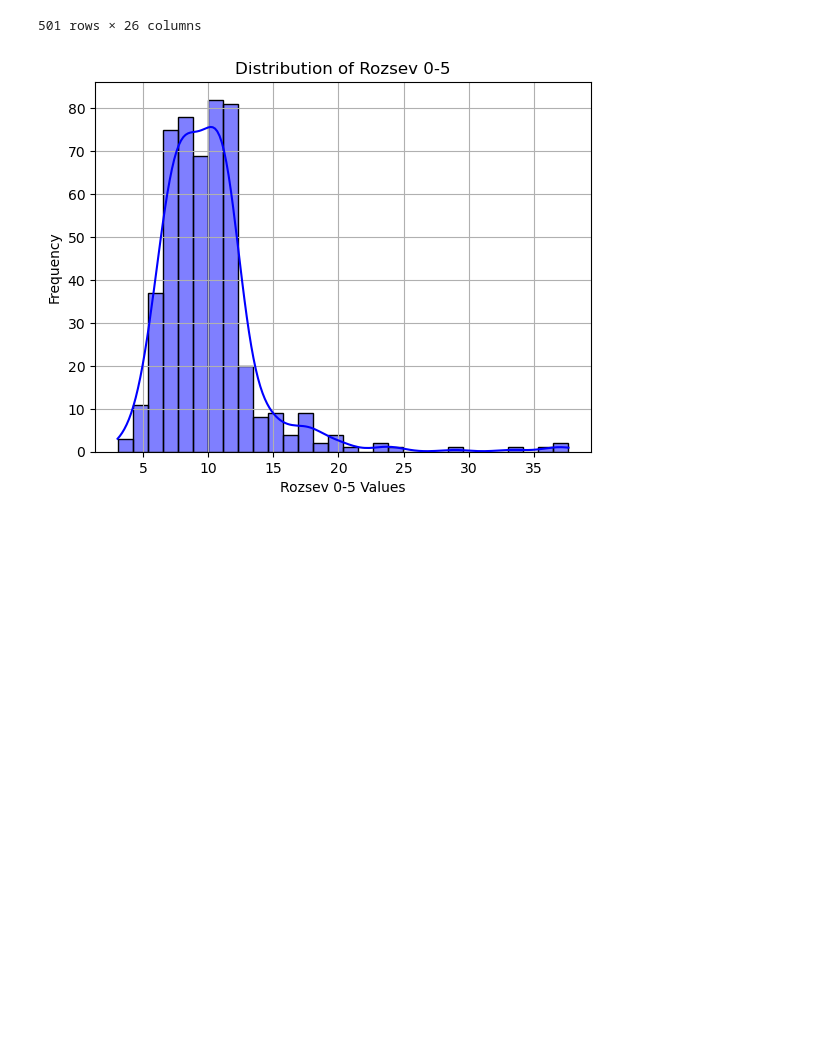
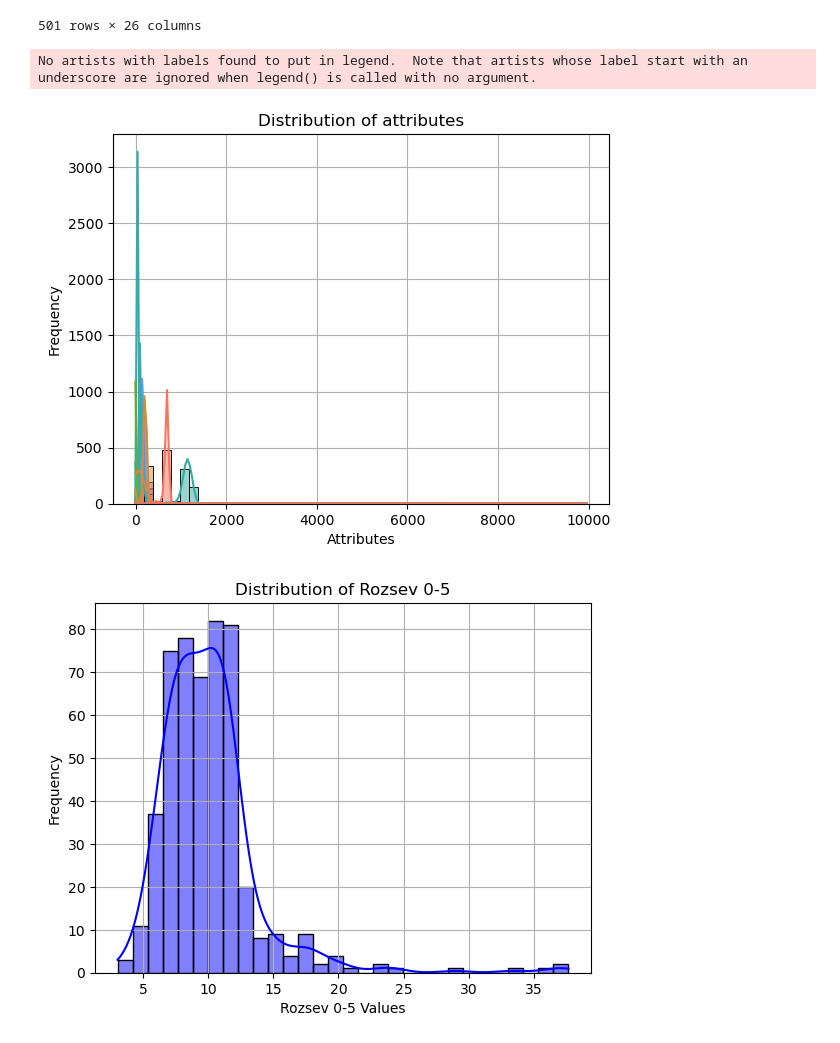
Before and after one commit to m-stredansky/tuke_nn_assignment, a Jupyter notebook: data/Distribucia_dat.ipynb, the cells around one changed output. Saved outputs shown, nothing was run; the diff lists cells and outputs as text; code cells hidden in the pictures; blank space fills up the shorter version.

```diff
--- a/data/Distribucia_dat.ipynb
+++ b/data/Distribucia_dat.ipynb
@@ -26,6 +26,17 @@ data1
 | 499 | 18.816999 | 707.283079 | 77.876267 | 226.864650 | 4.131533 | ... |
 | 500 | 18.816999 | 707.584498 | 80.058234 | 228.281668 | 4.150883 | ... |
 501 rows × 26 columns
+# %%
+sns.histplot(X_data1, kde=True, color='blue', bins=50)
+plt.title('Distribution of attributes')
+plt.xlabel('Attributes')
+plt.ylabel('Frequency')
+plt.grid(True)
+plt.legend().remove()
+plt.show()
+# %% [output]
+No artists with labels found to put in legend.  Note that artists whose label start with an underscore are ignored when legend() is called with no argument.
+[figure, added]
 # %%
 # Distribucia dát pre Rozsev 0-5 na pôvodných dátach
 sns.histplot(y_data1, kde=True, color='blue', bins=30)
```
Also changed, not shown: parts of 8 cells of this notebook, 1 other file.
